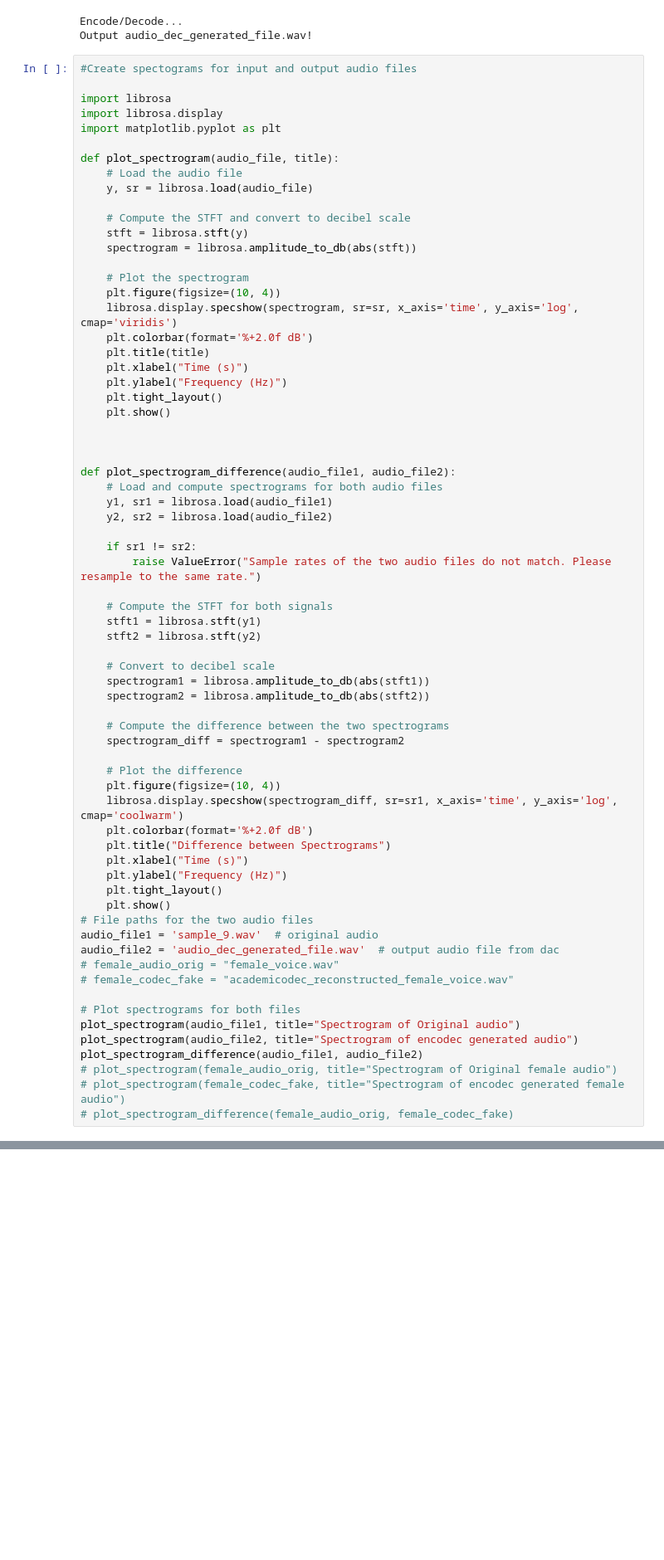
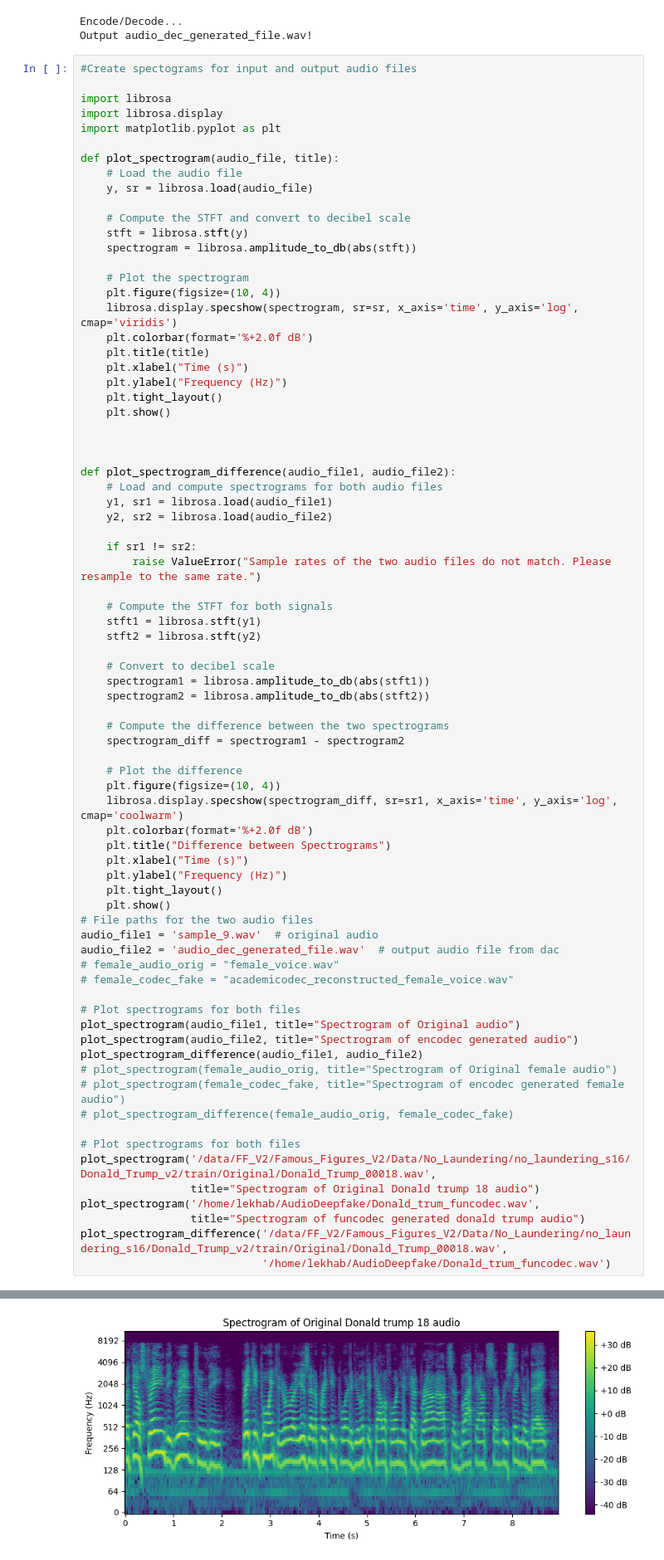
Before and after one commit to Lekha827/AudioDeepfake, a Jupyter notebook: AudioDec.ipynb, the cells around one changed output, grey strips where cells are left out. Shown at 83% size. Cells and saved outputs as stored; diff of their text form; blank space fills up the shorter version.

```diff
--- a/AudioDec.ipynb
+++ b/AudioDec.ipynb
@@ -128,30 +128,39 @@ def plot_spectrogram_difference(audio_file1, audio_file2):
 
     # Compute the difference between the two spectrograms
     spectrogram_diff = spectrogram1 - spectrogram2
 
     # Plot the difference
     plt.figure(figsize=(10, 4))
     librosa.display.specshow(spectrogram_diff, sr=sr1, x_axis='time', y_axis='log', cmap='coolwarm')
     plt.colorbar(format='%+2.0f dB')
     plt.title("Difference between Spectrograms")
     plt.xlabel("Time (s)")
     plt.ylabel("Frequency (Hz)")
     plt.tight_layout()
     plt.show()
 # File paths for the two audio files
 audio_file1 = 'sample_9.wav'  # original audio
 audio_file2 = 'audio_dec_generated_file.wav'  # output audio file from dac
 # female_audio_orig = "female_voice.wav"
 # female_codec_fake = "academicodec_reconstructed_female_voice.wav"
 
 # Plot spectrograms for both files
 plot_spectrogram(audio_file1, title="Spectrogram of Original audio")
 plot_spectrogram(audio_file2, title="Spectrogram of encodec generated audio")
 plot_spectrogram_difference(audio_file1, audio_file2)
 # plot_spectrogram(female_audio_orig, title="Spectrogram of Original female audio")
 # plot_spectrogram(female_codec_fake, title="Spectrogram of encodec generated female audio")
 # plot_spectrogram_difference(female_audio_orig, female_codec_fake)
+
+# Plot spectrograms for both files
+plot_spectrogram('/data/FF_V2/Famous_Figures_V2/Data/No_Laundering/no_laundering_s16/Donald_Trump_v2/train/Original/Donald_Trump_00018.wav',
+                 title="Spectrogram of Original Donald trump 18 audio")
+plot_spectrogram('/home/lekhab/AudioDeepfake/Donald_trum_funcodec.wav',
+                 title="Spectrogram of funcodec generated donald trump audio")
+plot_spectrogram_difference('/data/FF_V2/Famous_Figures_V2/Data/No_Laundering/no_laundering_s16/Donald_Trump_v2/train/Original/Donald_Trump_00018.wav',
+                            '/home/lekhab/AudioDeepfake/Donald_trum_funcodec.wav')
 # %% [output]
 [figure]
 [figure]
 [figure]
+[figure, added]
```
Also changed, not shown: parts of 2 cells of this notebook, 1 other file.
